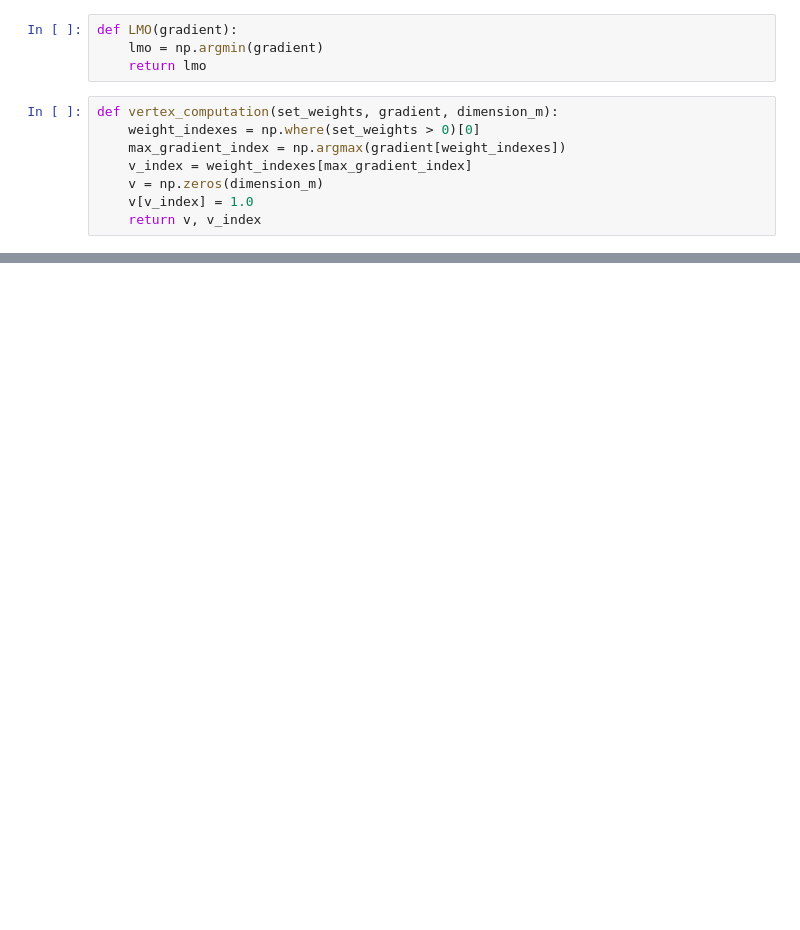
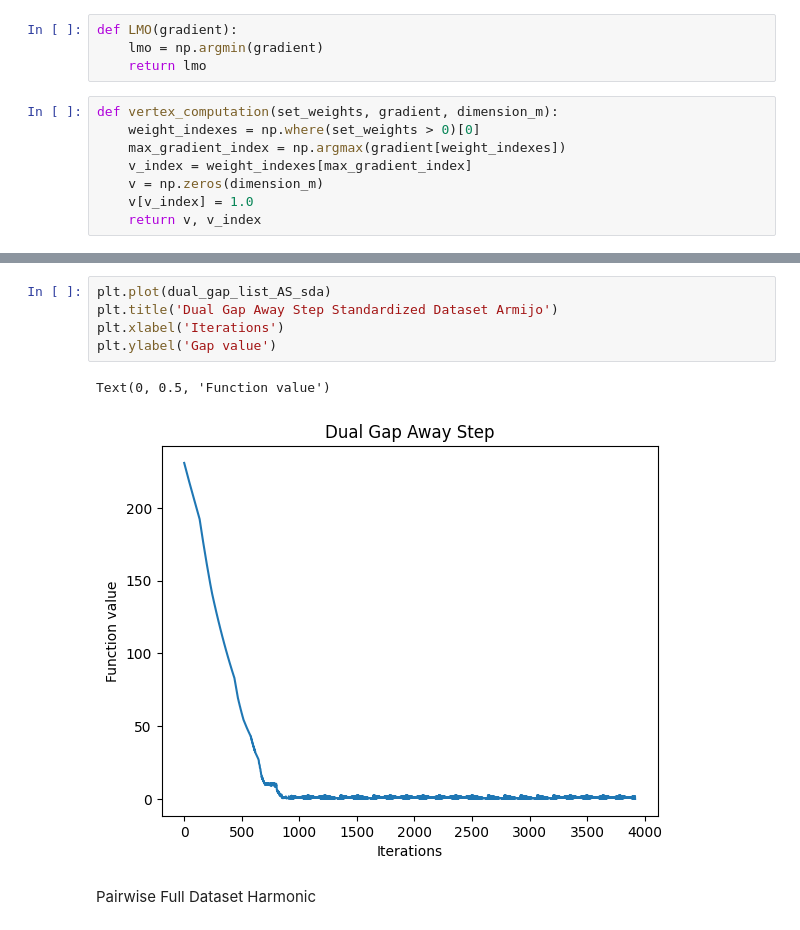
Before and after one commit to joanorePD/Astronomical_Anomaly_Detection_with_MEB, a Jupyter notebook: notebooks/away_step.ipynb, the cells around one changed output, grey strips where cells are left out. Cells and saved outputs as stored; diff of their text form; blank space fills up the shorter version.

```diff
--- a/notebooks/away_step.ipynb
+++ b/notebooks/away_step.ipynb
@@ -301,0 +427,10 @@ Text(0, 0.5, 'Function value')
+# %%
+plt.plot(dual_gap_list_AS_sda)
+plt.title('Dual Gap Away Step Standardized Dataset Armijo')
+plt.xlabel('Iterations')
+plt.ylabel('Gap value')
+# %% [output]
+Text(0, 0.5, 'Function value')
+[figure, added]
+# %% [markdown]
+Pairwise Full Dataset Harmonic
```
Also changed, not shown: parts of 42 cells of this notebook.
